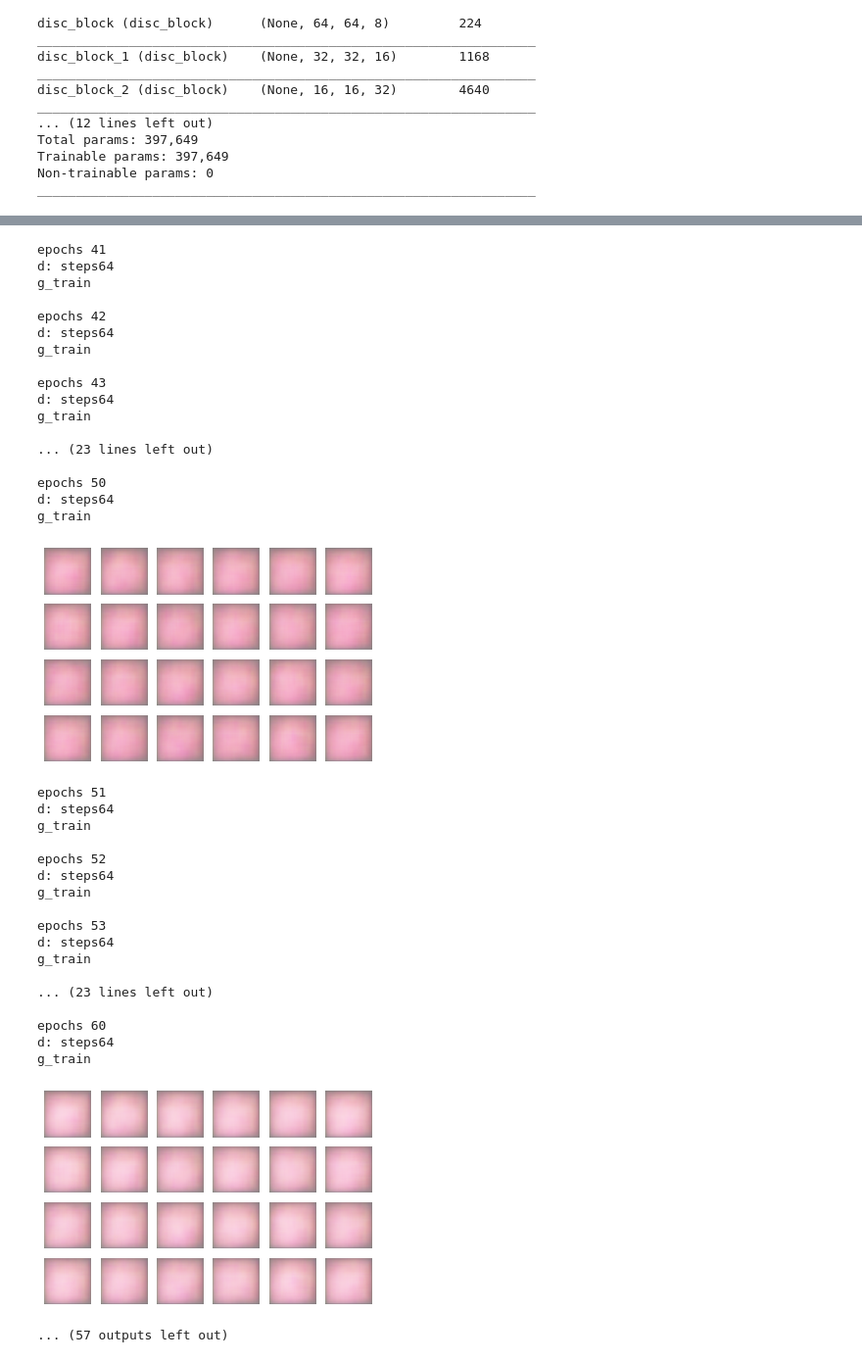
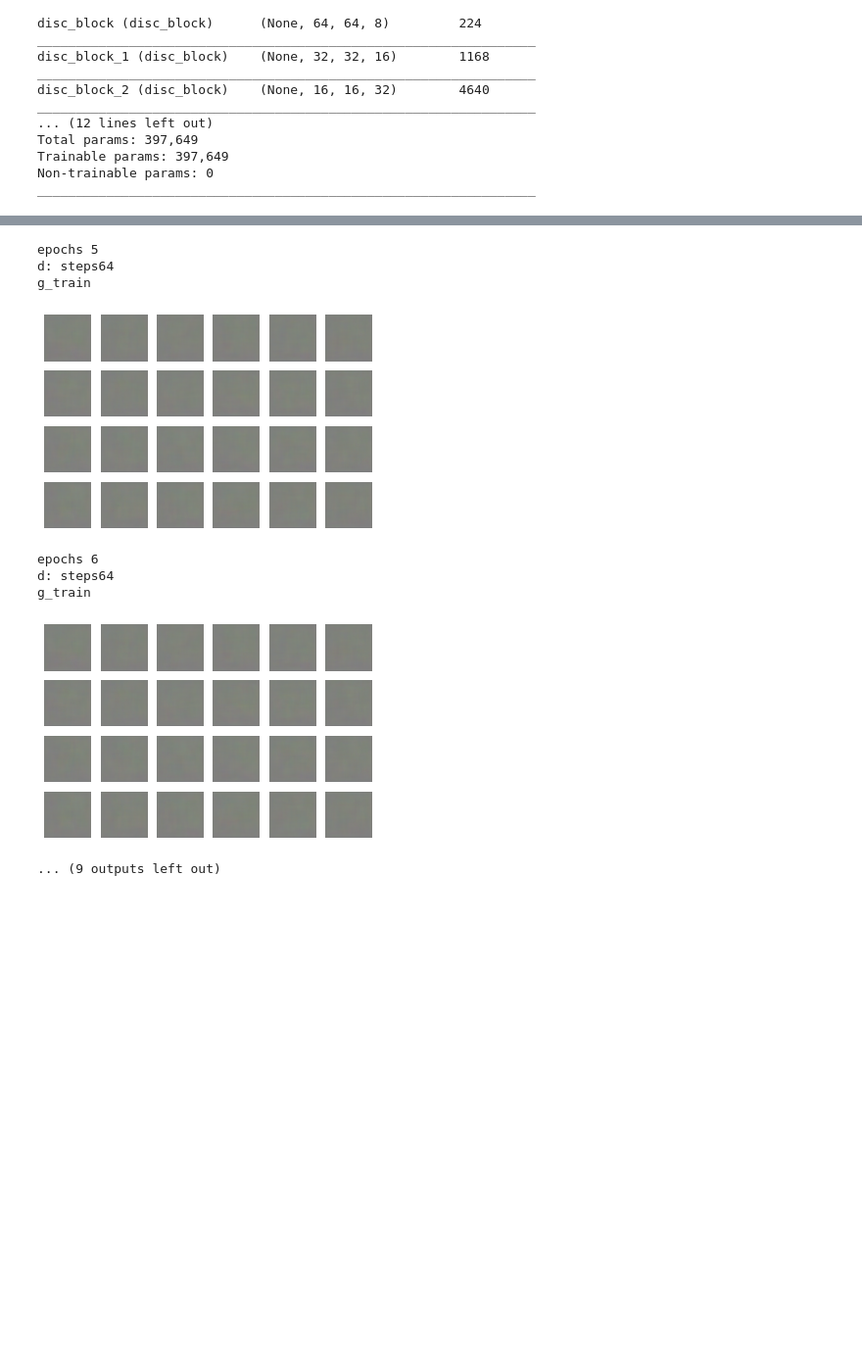
Before and after one commit to T-Yamaguch/WGAN, a Jupyter notebook: WGAN.ipynb, the cells around one changed output, grey strips where cells are left out. Shown at 98% size. Saved outputs shown, nothing was run; the diff lists cells and outputs as text; code cells hidden in the pictures; blank space fills up the shorter version.

```diff
--- a/WGAN.ipynb
+++ b/WGAN.ipynb
@@ -83,7 +83,7 @@ class dense_block(Model):
 # %%
 class Generator():
   def __init__(self):
-    self.channel_num = 64
+    self.channel_num = 256
     self.layer_num = 5
     self.res_num = 0
     self.latent_num = 4*4*self.channel_num
@@ -469,7 +469,7 @@ class WGAN():
       for steps, imgs in enumerate(imgs_ds.take(1)):
         self.g_train(imgs, n)
 
-      if n % self.image_epochs == 0:
+      if n % self.image_epochs == 0 or n <= 10:
         self.visualise_batch(s_1, n)
         self.loss_vis()
 
@@ -479,14 +479,14 @@ class WGAN():
 
 if __name__ == '__main__':
   a = WGAN(img_size = 128,
-           code_num = 4*4*64,
+           code_num = 4*4*256,
            batch_size = 32,
            train_epochs = 10000,
            train_steps = 64,
            checkpoint_epochs = 100,
            image_epochs = 10,
            start_epoch = 1,
-           optimizer = RMSprop(lr=1E-5)
+           optimizer = RMSprop(lr=1E-6)
            )
   a()
 # %% [output]
@@ -565,37 +509,9 @@ g_train
-epochs 41
+epochs 5
 d: steps64
 g_train
-
-epochs 42
-d: steps64
-g_train
-
-epochs 43
-d: steps64
-g_train
-
-... (23 lines left out)
-
-epochs 50
-d: steps64
-g_train
-[figure, old version]
+[figure, new version]
-epochs 51
+epochs 6
 d: steps64
 g_train
-
-epochs 52
-d: steps64
-g_train
-
-epochs 53
-d: steps64
-g_train
-
-... (23 lines left out)
-
-epochs 60
-d: steps64
-g_train
-[figure, old version]
+[figure, new version]
-... (57 outputs left out)
+... (9 outputs left out)
```
Also changed, not shown: parts of 2 cells of this notebook.
